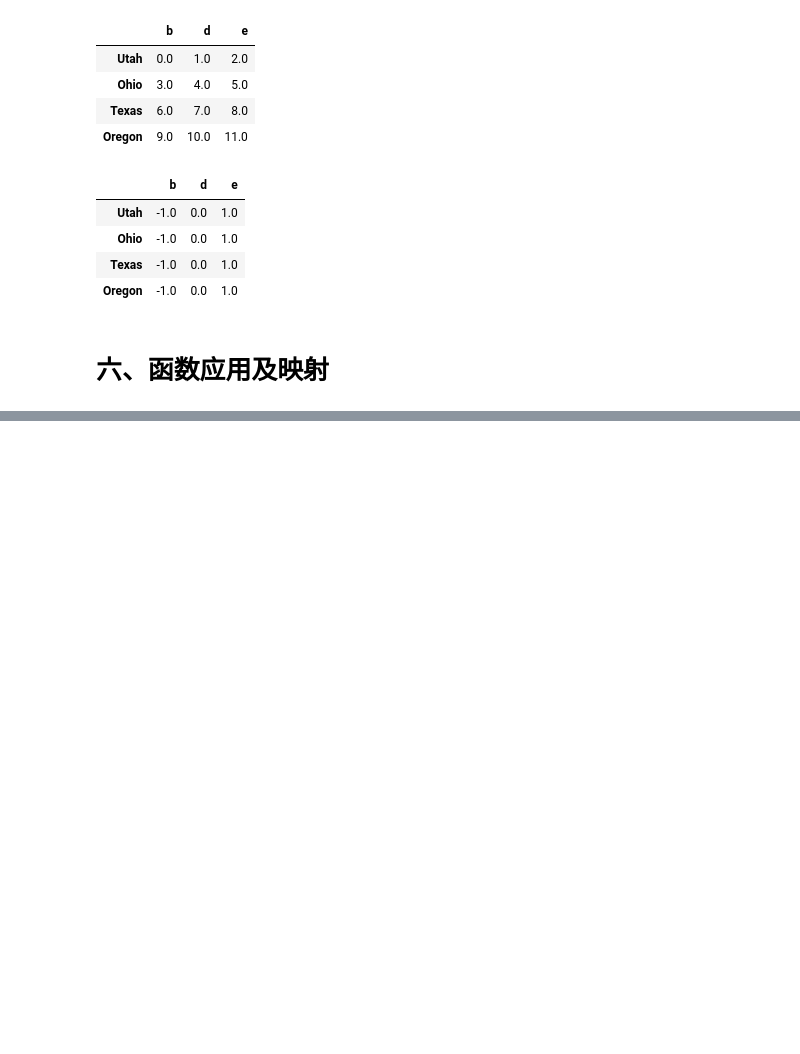
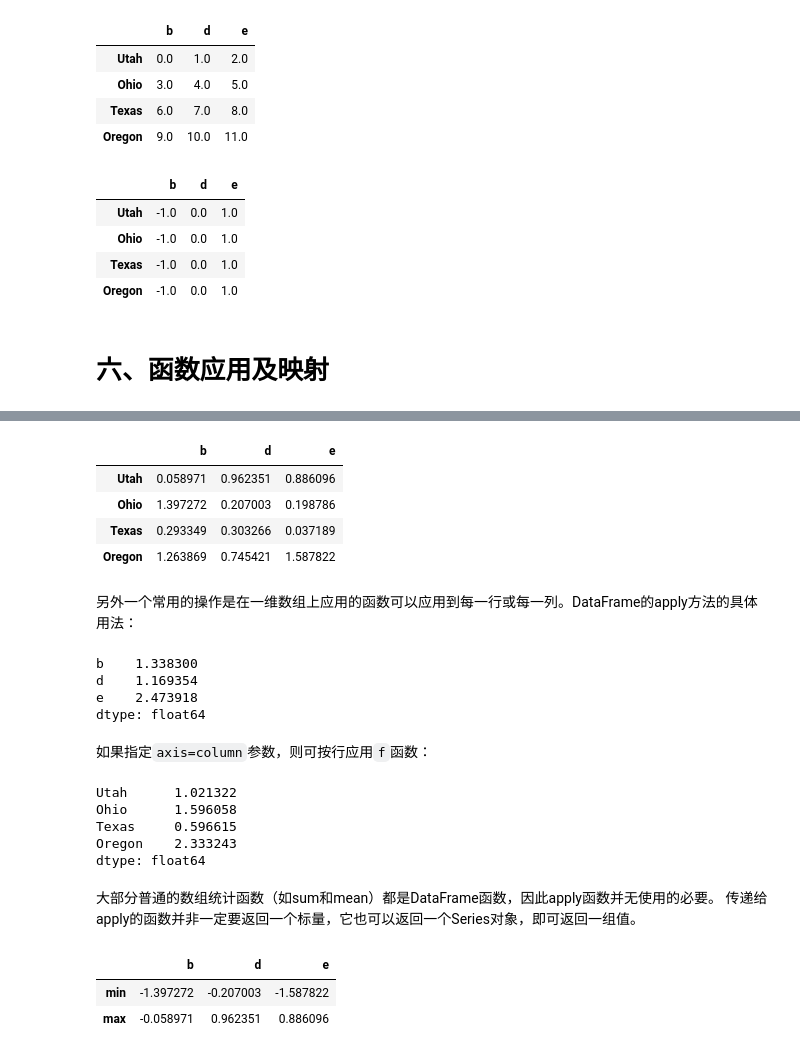
Before and after one commit to feilishu/blog, a Jupyter notebook: ch5.2-essential-func.ipynb, the cells around one changed output, grey strips where cells are left out. Saved outputs shown, nothing was run; the diff lists cells and outputs as text; code cells hidden in the pictures; blank space fills up the shorter version.

```diff
--- a/ch5.2-essential-func.ipynb
+++ b/ch5.2-essential-func.ipynb
@@ -562,0 +665,39 @@ frame.sub(series3, axis='index')  #指定按列进行运算并广播运算。
+# %%
+np.abs(frame) #求绝对值
+# %% [output]
+|  | b | d | e |
+| Utah | 0.058971 | 0.962351 | 0.886096 |
+| Ohio | 1.397272 | 0.207003 | 0.198786 |
+| Texas | 0.293349 | 0.303266 | 0.037189 |
+| Oregon | 1.263869 | 0.745421 | 1.587822 |
+# %% [markdown]
+另外一个常用的操作是在一维数组上应用的函数可以应用到每一行或每一列。DataFrame的apply方法的具体用法：
+# %%
+f = lambda x: x.max() - x.min()
+frame.apply(f)     #缺省情况下，对每一列应用f函数，返回结果是以列名为索引名的Series对象。
+# %% [output]
+b    1.338300
+d    1.169354
+e    2.473918
+dtype: float64
+# %% [markdown]
+如果指定`axis=column`参数，则可按行应用`f`函数：
+# %%
+frame.apply(f, axis='columns')
+# %% [output]
+Utah      1.021322
+Ohio      1.596058
+Texas     0.596615
+Oregon    2.333243
+dtype: float64
+# %% [markdown]
+大部分普通的数组统计函数（如sum和mean）都是DataFrame函数，因此apply函数并无使用的必要。
+传递给apply的函数并非一定要返回一个标量，它也可以返回一个Series对象，即可返回一组值。
+# %%
+def f(x):
+    return pd.Series([x.min(), x.max()], index=['min', 'max'])
+frame.apply(f)
+# %% [output]
+|  | b | d | e |
+| min | -1.397272 | -0.207003 | -1.587822 |
+| max | -0.058971 | 0.962351 | 0.886096 |
```
Also changed, not shown: parts of 56 cells of this notebook.
